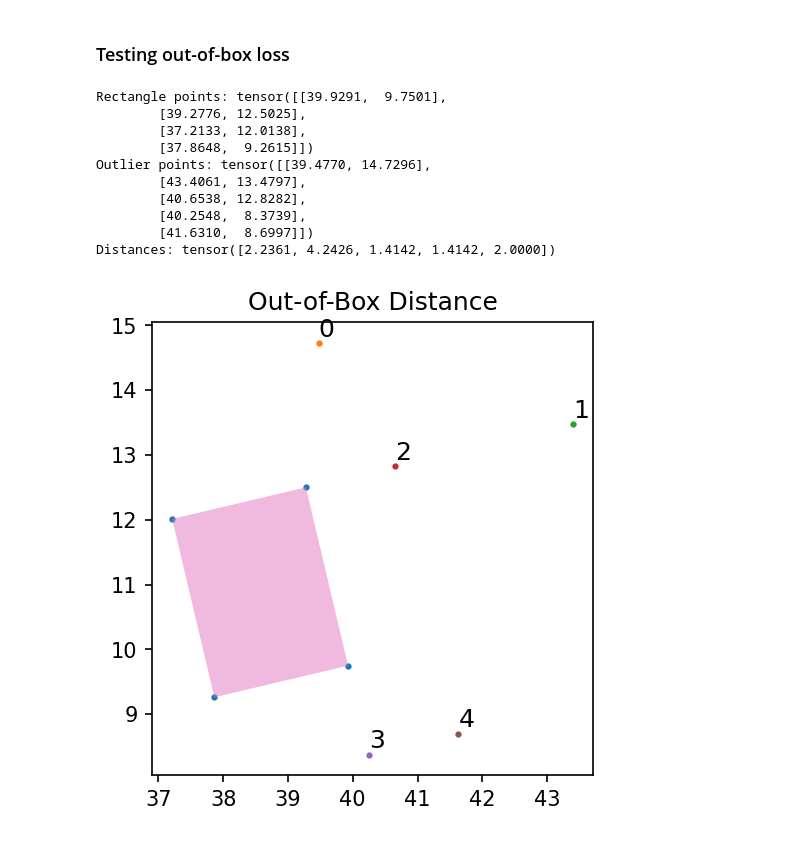
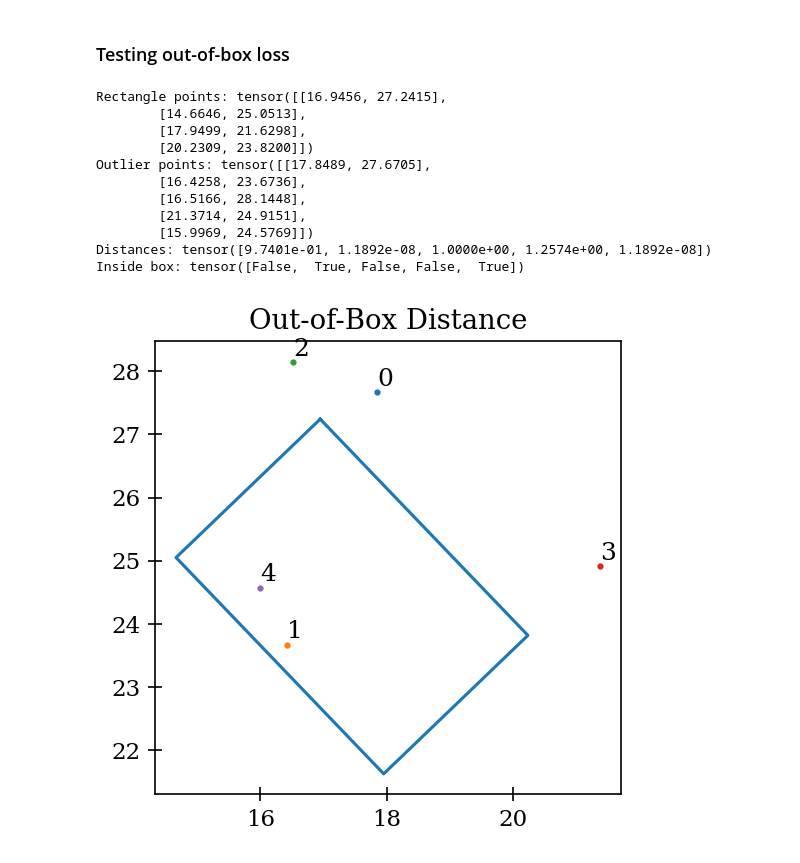
Before and after one commit to Lin-Sinorodin/OrientedBoundingBox, a Jupyter notebook: notebooks/bbox.ipynb, the cells around one changed output. Drawn from its saved outputs; the diff is of its cells as text; code cells hidden in the pictures.

```diff
--- a/notebooks/bbox.ipynb
+++ b/notebooks/bbox.ipynb
@@ -16,3 +5,28 @@ from obb.utils.box_ops import *
+# %%
+%reload_ext autoreload
+%autoreload 2
+
+import time
+import torch
+import numpy as np
+import matplotlib.pyplot as plt
+from scipy.stats import multivariate_normal
+from math import pi
+from obb.utils.box_ops import *
+
+# set plot deafult values
+plt.matplotlib.rc('grid', linestyle = 'dotted', linewidth=1.5, alpha = 0.25)
+plt.matplotlib.rc('font', family='serif', size=11)
+plt.matplotlib.rc('legend', fontsize=11)
+
+# Change ticks
+plt.rcParams['xtick.major.size'] = 7.0
+plt.rcParams['xtick.minor.size'] = 3.0
+plt.rcParams['xtick.direction'] = 'inout'
+plt.rcParams['ytick.major.size'] = 7.0
+plt.rcParams['ytick.minor.size'] = 3.0
+plt.rcParams['ytick.direction'] = 'inout'
+colors = ['#0051a2', '#97964a', '#ffd44f', '#f4777f', '#ad8966', ]
 # %% [markdown]
 ### Generating random point clusters
 # %%
@@ -114,39 +128,42 @@ Minimal bounding rectangle shape: torch.Size([40, 4, 2])
 # %%
 N = 1
 B = 5
 
 clusters = gen_random_clusters(num_clusters=N, points_per_cluster=B+4, im_dim=(40, 40), cluster_dim=(10, 10))
 polys, points = clusters[..., :4, :], clusters[..., 4:, :]
 rects = min_area_rect(polys).squeeze()
 points = points.squeeze()
 distances = torch.sqrt(out_of_box_distance(points, rects))
+inside_box = is_inside_box(points, rects)
 
 print(f'Rectangle points: {rects}')
 print(f'Outlier points: {points}')
 print(f'Distances: {distances}')
+print(f'Inside box: {inside_box}')
 
 fig = plt.figure(figsize=(6, 4), dpi=150)
 ax = fig.add_subplot(1, 1, 1)
 
-ax.scatter(rects[:, 0], rects[:, 1], s=4)
 for i in range(B):
     ax.scatter(points[i, 0], points[i, 1], s=4)
     ax.text(points[i, 0], points[i, 1] + 0.1, i, fontsize=12)
-ax.fill(rects[:, 0], rects[:, 1], alpha=0.5)
+
+ax.plot(torch.cat((rects[:, 0], rects[0, 0].reshape(1))), torch.cat((rects[:, 1], rects[0, 1].reshape(1))))
 
 ax.set_aspect('equal', 'box')
 
 plt.title('Out-of-Box Distance')
 plt.show()
 # %% [output]
-Rectangle points: tensor([[39.9291,  9.7501],
-        [39.2776, 12.5025],
-        [37.2133, 12.0138],
-        [37.8648,  9.2615]])
-Outlier points: tensor([[39.4770, 14.7296],
-        [43.4061, 13.4797],
-        [40.6538, 12.8282],
-        [40.2548,  8.3739],
-        [41.6310,  8.6997]])
-Distances: tensor([2.2361, 4.2426, 1.4142, 1.4142, 2.0000])
+Rectangle points: tensor([[16.9456, 27.2415],
+        [14.6646, 25.0513],
+        [17.9499, 21.6298],
+        [20.2309, 23.8200]])
+Outlier points: tensor([[17.8489, 27.6705],
+        [16.4258, 23.6736],
+        [16.5166, 28.1448],
+        [21.3714, 24.9151],
+        [15.9969, 24.5769]])
+Distances: tensor([9.7401e-01, 1.1892e-08, 1.0000e+00, 1.2574e+00, 1.1892e-08])
+Inside box: tensor([False,  True, False, False,  True])
-[figure, old version]
+[figure, new version]
```
Also changed, not shown: parts of 7 cells of this notebook, 1 other file.
